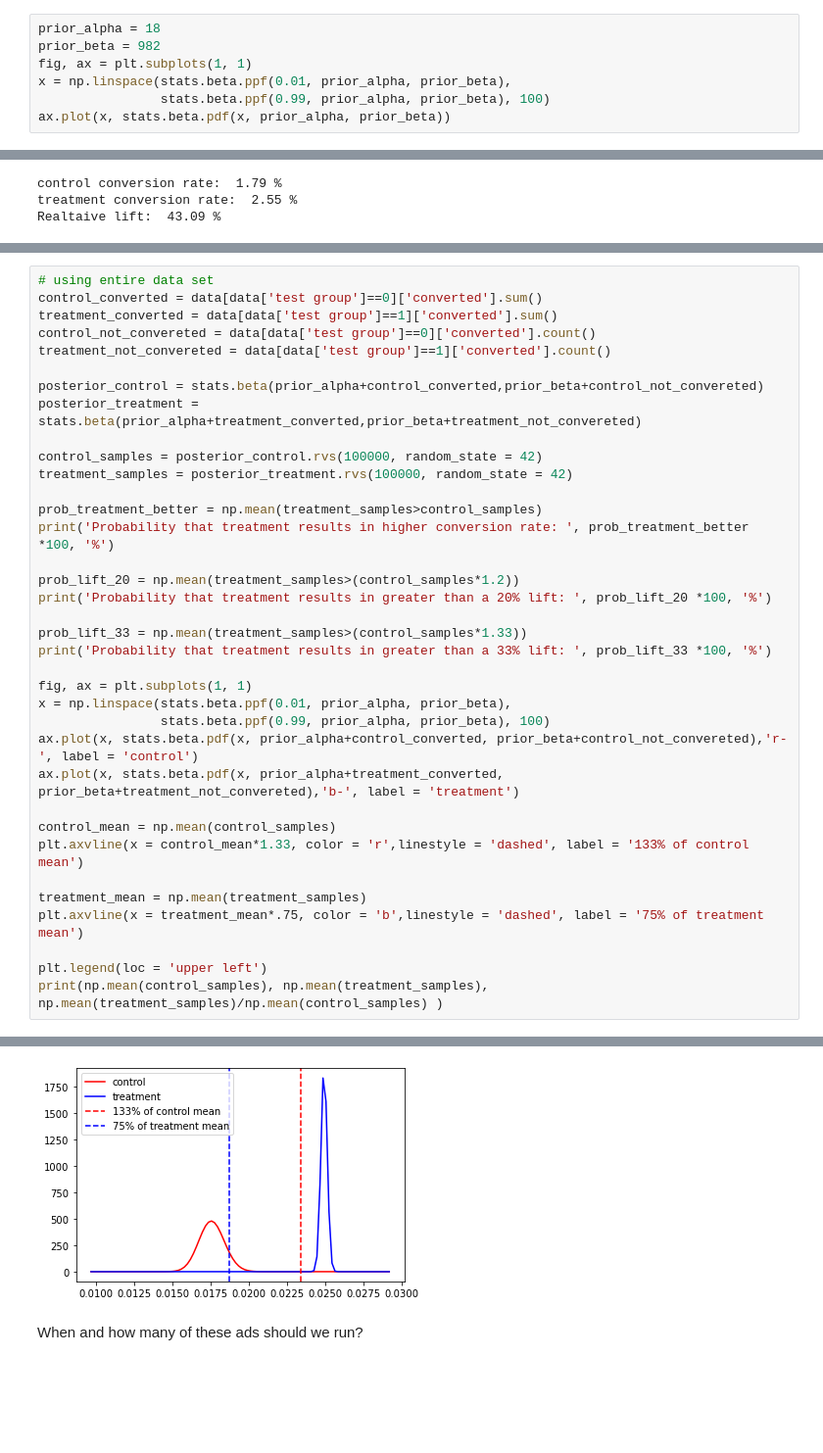
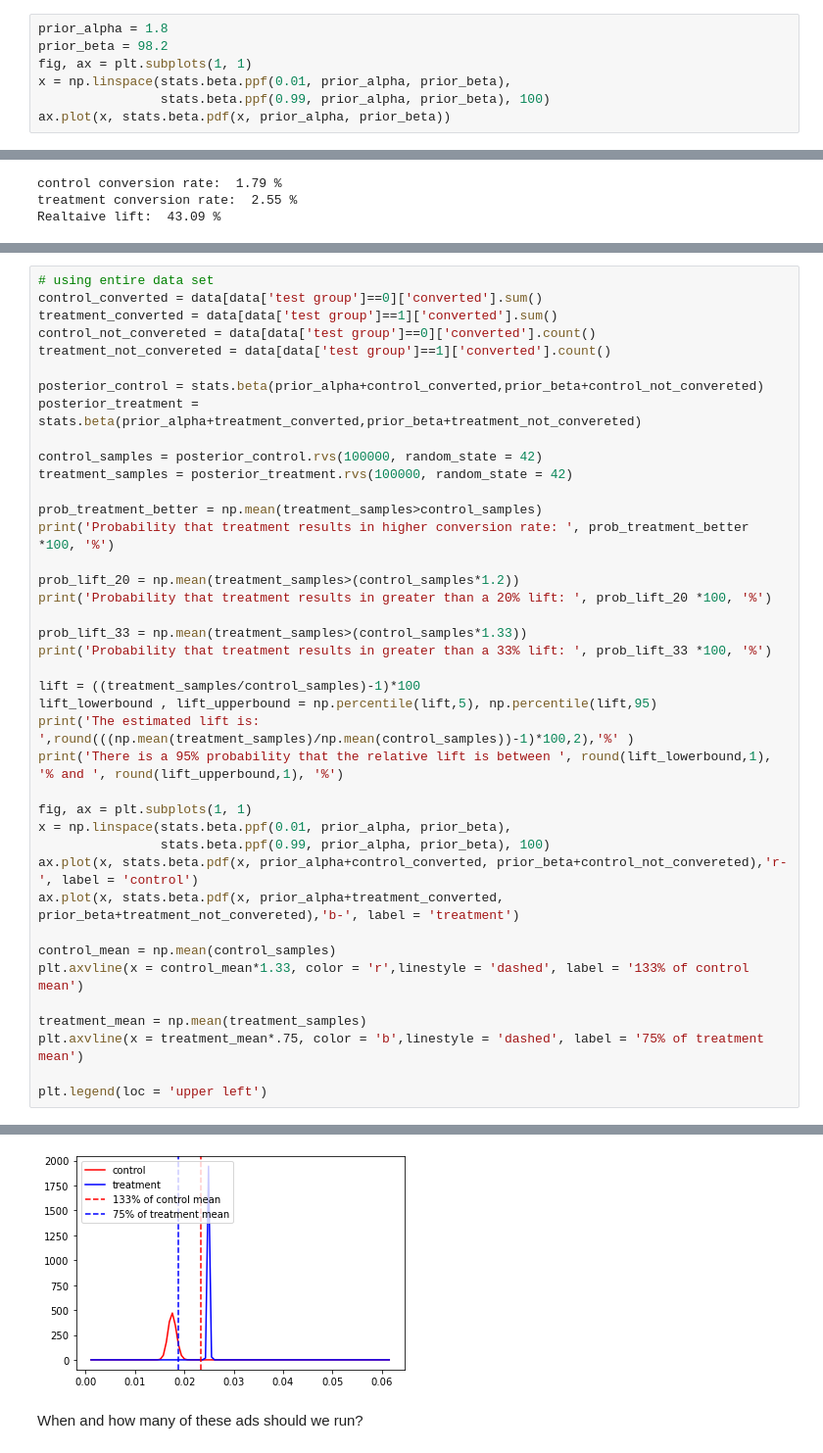
Before and after one commit to jchobanian/marketing-A-B-testing, a Jupyter notebook: marketing_AB_polish.ipynb, the cells around one changed output, grey strips where cells are left out. Shown at 98% size. Drawn from its saved outputs; the diff is of its cells as text; blank space fills up the shorter version.

```diff
--- a/marketing_AB_polish.ipynb
+++ b/marketing_AB_polish.ipynb
@@ -279,8 +287,8 @@ In order to conduct a Baysean test we need to establish a prior distribution. Si
 
 alternatively, we can assume that we previously believed that 15 out of every 1000 were converted. this would yield alpha = 15, beta = 985
 # %%
-prior_alpha = 18
-prior_beta = 982
+prior_alpha = 1.8
+prior_beta = 98.2
 fig, ax = plt.subplots(1, 1)
 x = np.linspace(stats.beta.ppf(0.01, prior_alpha, prior_beta),
                 stats.beta.ppf(0.99, prior_alpha, prior_beta), 100)
@@ -406,6 +426,11 @@ print('Probability that treatment results in greater than a 20% lift: ', prob_li
 prob_lift_33 = np.mean(treatment_samples>(control_samples*1.33))
 print('Probability that treatment results in greater than a 33% lift: ', prob_lift_33 *100, '%')
 
+lift = ((treatment_samples/control_samples)-1)*100
+lift_lowerbound , lift_upperbound = np.percentile(lift,5), np.percentile(lift,95)
+print('The estimated lift is: ',round(((np.mean(treatment_samples)/np.mean(control_samples))-1)*100,2),'%' )
+print('There is a 95% probability that the relative lift is between ', round(lift_lowerbound,1), '% and ', round(lift_upperbound,1), '%')
+
 fig, ax = plt.subplots(1, 1)
 x = np.linspace(stats.beta.ppf(0.01, prior_alpha, prior_beta),
                 stats.beta.ppf(0.99, prior_alpha, prior_beta), 100)
@@ -419,6 +444,5 @@ treatment_mean = np.mean(treatment_samples)
 plt.axvline(x = treatment_mean*.75, color = 'b',linestyle = 'dashed', label = '75% of treatment mean')
 
 plt.legend(loc = 'upper left')
-print(np.mean(control_samples), np.mean(treatment_samples), np.mean(treatment_samples)/np.mean(control_samples) )
 # %% [output]
 Probability that treatment results in higher conversion rate:  100.0 %
@@ -428,3 +454,3 @@ Probability that treatment results in greater than a 33% lift:  91.347 %
-[figure, old version]
+[figure, new version]
 # %% [markdown]
 When and how many of these ads should we run?
```
Also changed, not shown: parts of 27 cells of this notebook.
